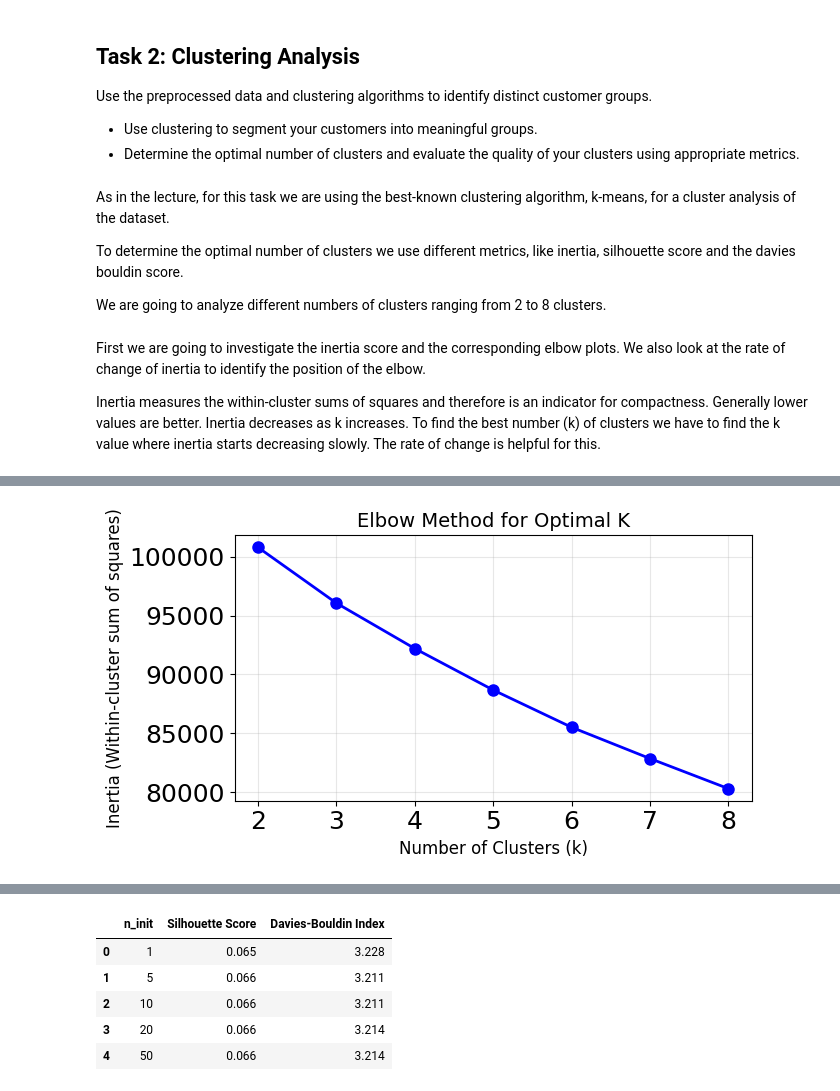
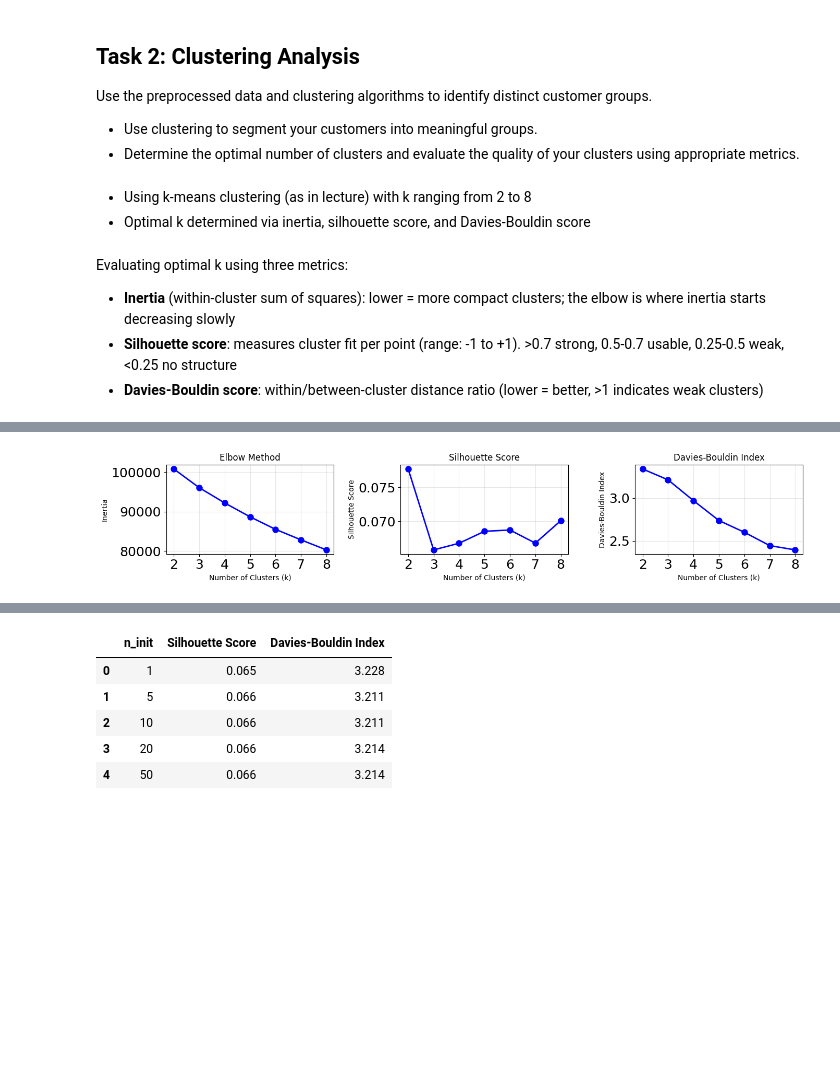
Before and after one commit to nncsimo/DSML2526, a Jupyter notebook: Abgabe/Assignment_03_3214721.ipynb, the cells around one changed output, grey strips where cells are left out. Saved outputs shown, nothing was run; the diff lists cells and outputs as text; code cells hidden in the pictures; blank space fills up the shorter version.

```diff
--- a/Abgabe/Assignment_03_3214721.ipynb
+++ b/Abgabe/Assignment_03_3214721.ipynb
@@ -677,11 +591,8 @@ Use the preprocessed data and clustering algorithms to identify distinct custome
 - Determine the optimal number of clusters and evaluate the quality of your clusters using
 appropriate metrics.
 # %% [markdown]
-As in the lecture, for this task we are using the best-known clustering algorithm, k-means, for a cluster analysis of the dataset.
-
-To determine the optimal number of clusters we use different metrics, like inertia, silhouette score and the davies bouldin score.
-
-We are going to analyze different numbers of clusters ranging from 2 to 8 clusters.
+- Using k-means clustering (as in lecture) with k ranging from 2 to 8
+- Optimal k determined via inertia, silhouette score, and Davies-Bouldin score
 # %%
 k_range = range(2, 9)
 inertias = []
@@ -710,33 +621,51 @@ for k in k_range:
     cluster_labels_dict[k] = labels
     silhouette_samples_dict[k] = silhouette_samples(data_pca, kmeans.labels_)
 # %% [markdown]
-First we are going to investigate the inertia score and the corresponding elbow plots. We also look at the rate of change of inertia to identify the position of the elbow.
-
-Inertia measures the within-cluster sums of squares and therefore is an indicator for compactness. Generally lower values are better. Inertia decreases as k increases. To find the best number (k) of clusters we have to find the k value where inertia starts decreasing slowly. The rate of change is helpful for this.
+Evaluating optimal k using three metrics:
+- **Inertia** (within-cluster sum of squares): lower = more compact clusters; the elbow is where inertia starts decreasing slowly
+- **Silhouette score**: measures cluster fit per point (range: -1 to +1). >0.7 strong, 0.5-0.7 usable, 0.25-0.5 weak, <0.25 no structure
+- **Davies-Bouldin score**: within/between-cluster distance ratio (lower = better, >1 indicates weak clusters)
 # %%
-#print inertia scores
-inertia_scores = pd.DataFrame({
-    "k": list(k_range),
-    "silhouette_score": inertias
+# Combine all metrics into a single DataFrame
+results_df = pd.DataFrame({
+    "k": k_range,
+    "inertia": inertias,
+    "silhouette_score": silhouette_scores,
+    "db_score": db_scores
 })
 
-print(inertia_scores)
+# Calculate rate of inertia decrease (first value is 0, as before)
+rate_of_change = [0] + [inertias[i-1] - inertias[i] for i in range(1, len(inertias))]
+results_df["rate_of_inertia_decrease"] = rate_of_change
+results_df = results_df.round(3)
 
-# Calculate rate of change (derivative) to help identify elbow
-rate_of_change = [0] + [inertias[i-1] - inertias[i] for i in range(1, len(inertias))]
-print(f"\nRate of inertia decrease:")
-for i, (k, change) in enumerate(zip(k_range, rate_of_change)):
-    if i > 0:
-        print(f"  k={k}: {change:.2f}")
+# Print the combined table
+print("\nClustering Metrics Summary:")
+print(results_df.to_string(index=False))
+# Combined metric plot
+fig, axes = plt.subplots(1, 3, figsize=(14, 3))
 
-# Create elbow plot
-plt.figure(figsize=(7, 4))
-plt.plot(k_range, inertias, 'bo-', linewidth=2, markersize=8)
-plt.xlabel('Number of Clusters (k)', fontsize=12)
-plt.ylabel('Inertia (Within-cluster sum of squares)', fontsize=12)
-plt.title('Elbow Method for Optimal K', fontsize=14)
-plt.grid(True, alpha=0.3)
-plt.xticks(k_range)
+axes[0].plot(k_range, inertias, 'bo-', linewidth=2, markersize=8)
+axes[0].set_xlabel('Number of Clusters (k)', fontsize=10)
+axes[0].set_ylabel('Inertia', fontsize=10)
+axes[0].set_title('Elbow Method', fontsize=12)
+axes[0].grid(True, alpha=0.3)
+axes[0].set_xticks(list(k_range))
+
+axes[1].plot(k_range, silhouette_scores, 'bo-', linewidth=2, markersize=8)
+axes[1].set_xlabel('Number of Clusters (k)', fontsize=10)
+axes[1].set_ylabel('Silhouette Score', fontsize=10)
+axes[1].set_title('Silhouette Score', fontsize=12)
+axes[1].grid(True, alpha=0.3)
+axes[1].set_xticks(list(k_range))
+
+axes[2].plot(k_range, db_scores, 'bo-', linewidth=2, markersize=8)
+axes[2].set_xlabel('Number of Clusters (k)', fontsize=10)
+axes[2].set_ylabel('Davies-Bouldin Index', fontsize=10)
+axes[2].set_title('Davies-Bouldin Index', fontsize=12)
+axes[2].grid(True, alpha=0.3)
+axes[2].set_xticks(list(k_range))
+
 plt.tight_layout()
 plt.show()
 # %% [output]
@@ -759,2 +681,2 @@ Rate of inertia decrease:
-[figure, old version]
+[figure, new version]
 # %% [markdown]
```
Also changed, not shown: parts of 65 cells of this notebook.
